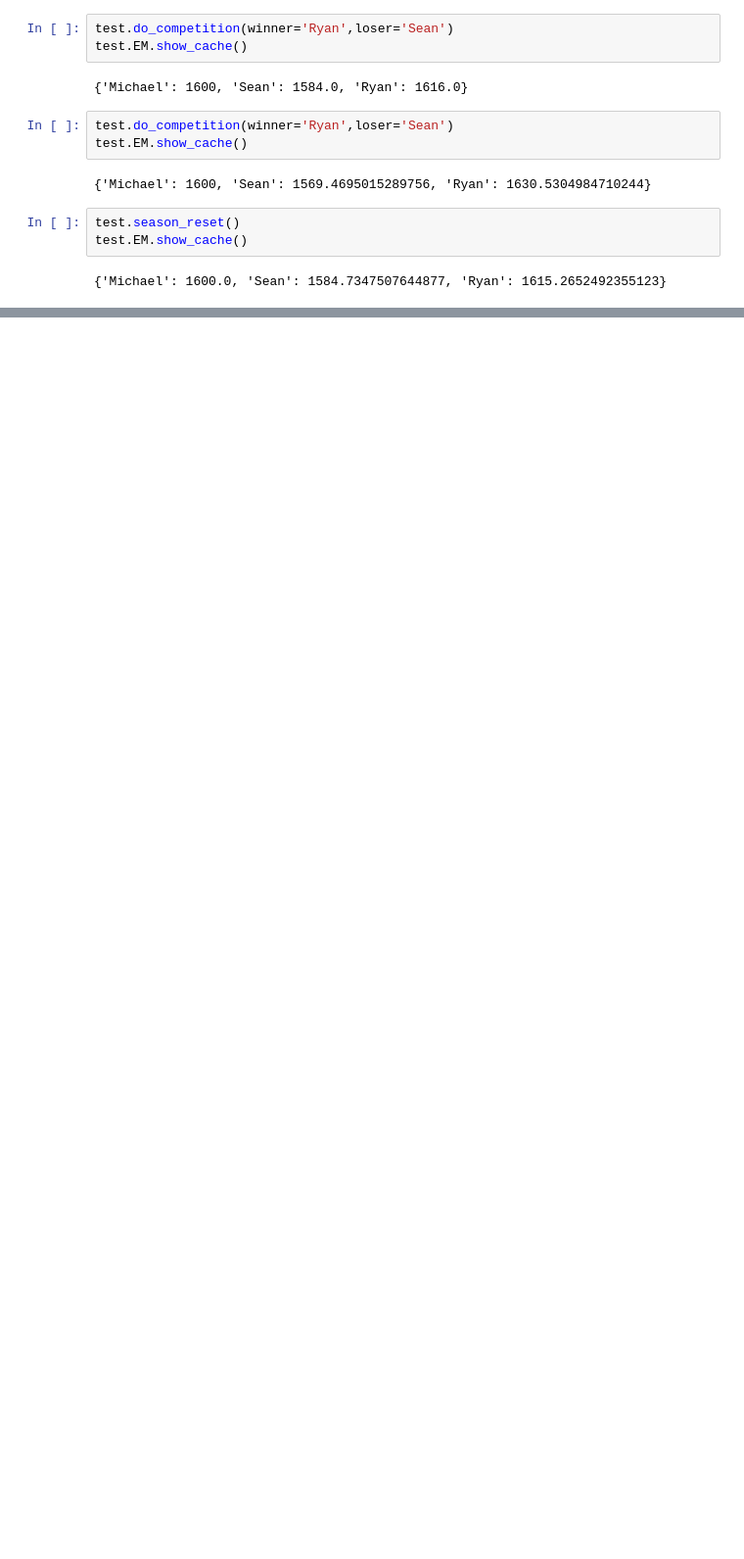
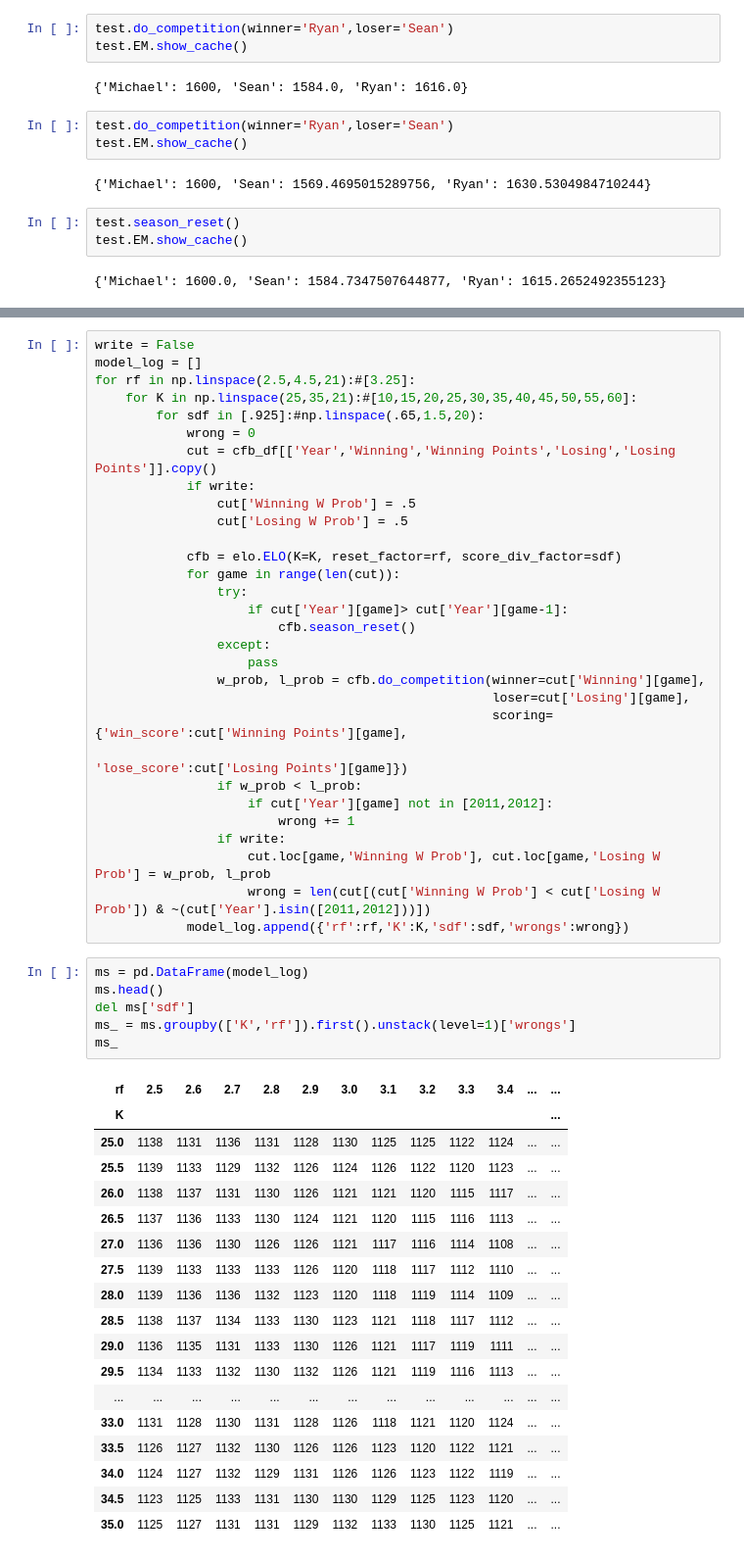
Before and after one commit to RyanAugust/elo, a Jupyter notebook: elo_testing.ipynb, the cells around one changed output, grey strips where cells are left out. Shown at 98% size. Saved outputs shown, nothing was run; the diff lists cells and outputs as text; blank space fills up the shorter version.

```diff
--- a/elo_testing.ipynb
+++ b/elo_testing.ipynb
@@ -25,0 +37,55 @@ test
+# %%
+write = False
+model_log = []
+for rf in np.linspace(2.5,4.5,21):#[3.25]:
+    for K in np.linspace(25,35,21):#[10,15,20,25,30,35,40,45,50,55,60]:
+        for sdf in [.925]:#np.linspace(.65,1.5,20):
+            wrong = 0
+            cut = cfb_df[['Year','Winning','Winning Points','Losing','Losing Points']].copy()
+            if write:
+                cut['Winning W Prob'] = .5
+                cut['Losing W Prob'] = .5
+
+            cfb = elo.ELO(K=K, reset_factor=rf, score_div_factor=sdf)
+            for game in range(len(cut)):
+                try:
+                    if cut['Year'][game]> cut['Year'][game-1]:
+                        cfb.season_reset()
+                except:
+                    pass
+                w_prob, l_prob = cfb.do_competition(winner=cut['Winning'][game],
+                                                    loser=cut['Losing'][game],
+                                                    scoring={'win_score':cut['Winning Points'][game],
+                                                             'lose_score':cut['Losing Points'][game]})
+                if w_prob < l_prob:
+                    if cut['Year'][game] not in [2011,2012]:
+                        wrong += 1
+                if write:
+                    cut.loc[game,'Winning W Prob'], cut.loc[game,'Losing W Prob'] = w_prob, l_prob
+                    wrong = len(cut[(cut['Winning W Prob'] < cut['Losing W Prob']) & ~(cut['Year'].isin([2011,2012]))])
+            model_log.append({'rf':rf,'K':K,'sdf':sdf,'wrongs':wrong})
+# %%
+ms = pd.DataFrame(model_log)
+ms.head()
+del ms['sdf']
+ms_ = ms.groupby(['K','rf']).first().unstack(level=1)['wrongs']
+ms_
+# %% [output]
+| rf | 2.5 | 2.6 | 2.7 | 2.8 | 2.9 | 3.0 | 3.1 | 3.2 | 3.3 | 3.4 | ... | ... |
+| K |  |  |  |  |  |  |  |  |  |  |  | ... |
+| 25.0 | 1138 | 1131 | 1136 | 1131 | 1128 | 1130 | 1125 | 1125 | 1122 | 1124 | ... | ... |
+| 25.5 | 1139 | 1133 | 1129 | 1132 | 1126 | 1124 | 1126 | 1122 | 1120 | 1123 | ... | ... |
+| 26.0 | 1138 | 1137 | 1131 | 1130 | 1126 | 1121 | 1121 | 1120 | 1115 | 1117 | ... | ... |
+| 26.5 | 1137 | 1136 | 1133 | 1130 | 1124 | 1121 | 1120 | 1115 | 1116 | 1113 | ... | ... |
+| 27.0 | 1136 | 1136 | 1130 | 1126 | 1126 | 1121 | 1117 | 1116 | 1114 | 1108 | ... | ... |
+| 27.5 | 1139 | 1133 | 1133 | 1133 | 1126 | 1120 | 1118 | 1117 | 1112 | 1110 | ... | ... |
+| 28.0 | 1139 | 1136 | 1136 | 1132 | 1123 | 1120 | 1118 | 1119 | 1114 | 1109 | ... | ... |
+| 28.5 | 1138 | 1137 | 1134 | 1133 | 1130 | 1123 | 1121 | 1118 | 1117 | 1112 | ... | ... |
+| 29.0 | 1136 | 1135 | 1131 | 1133 | 1130 | 1126 | 1121 | 1117 | 1119 | 1111 | ... | ... |
+| 29.5 | 1134 | 1133 | 1132 | 1130 | 1132 | 1126 | 1121 | 1119 | 1116 | 1113 | ... | ... |
+| ... | ... | ... | ... | ... | ... | ... | ... | ... | ... | ... | ... | ... |
+| 33.0 | 1131 | 1128 | 1130 | 1131 | 1128 | 1126 | 1118 | 1121 | 1120 | 1124 | ... | ... |
+| 33.5 | 1126 | 1127 | 1132 | 1130 | 1126 | 1126 | 1123 | 1120 | 1122 | 1121 | ... | ... |
+| 34.0 | 1124 | 1127 | 1132 | 1129 | 1131 | 1126 | 1126 | 1123 | 1122 | 1119 | ... | ... |
+| 34.5 | 1123 | 1125 | 1133 | 1131 | 1130 | 1130 | 1129 | 1125 | 1123 | 1120 | ... | ... |
+| 35.0 | 1125 | 1127 | 1131 | 1131 | 1129 | 1132 | 1133 | 1130 | 1125 | 1121 | ... | ... |
```
Also changed, not shown: parts of 11 cells of this notebook.
